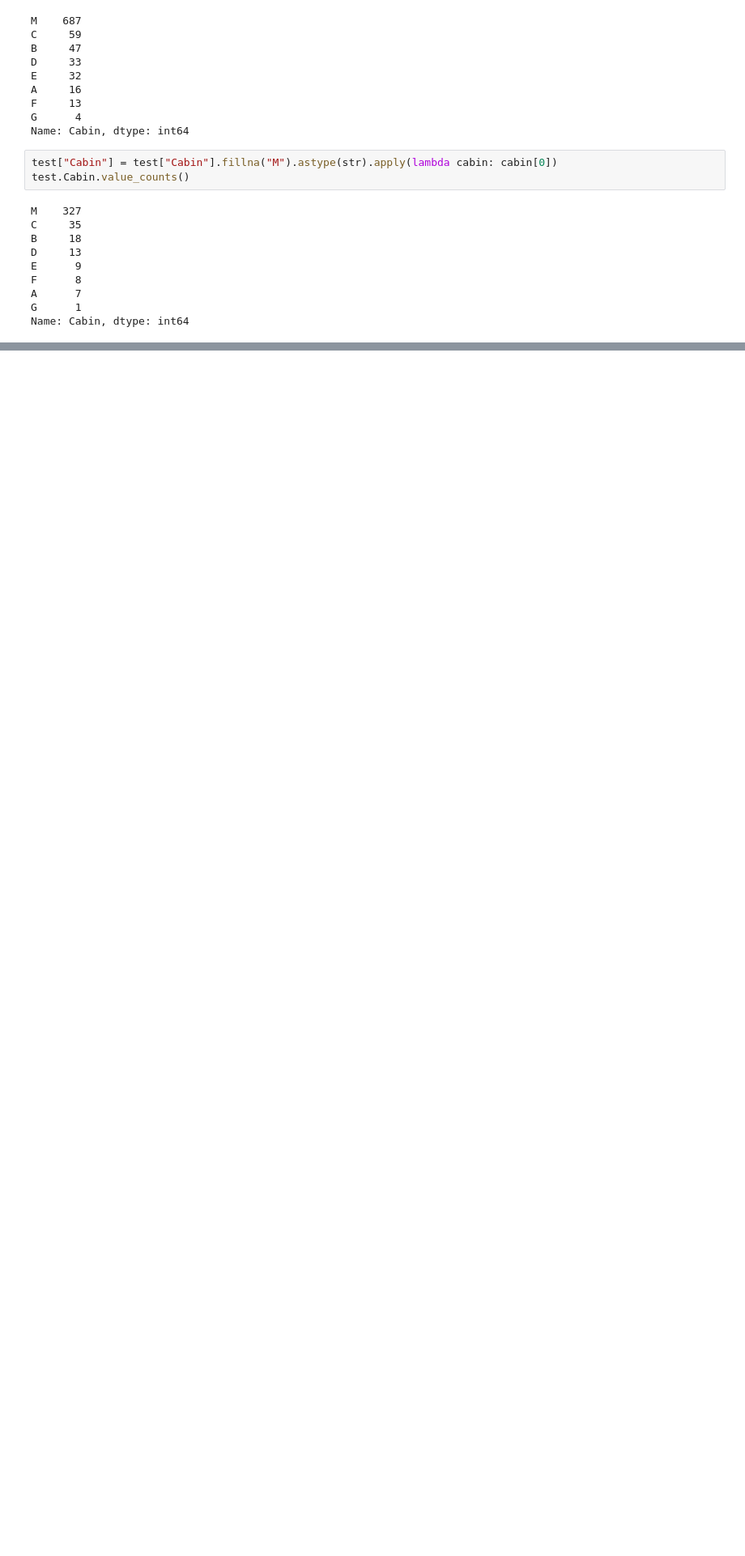
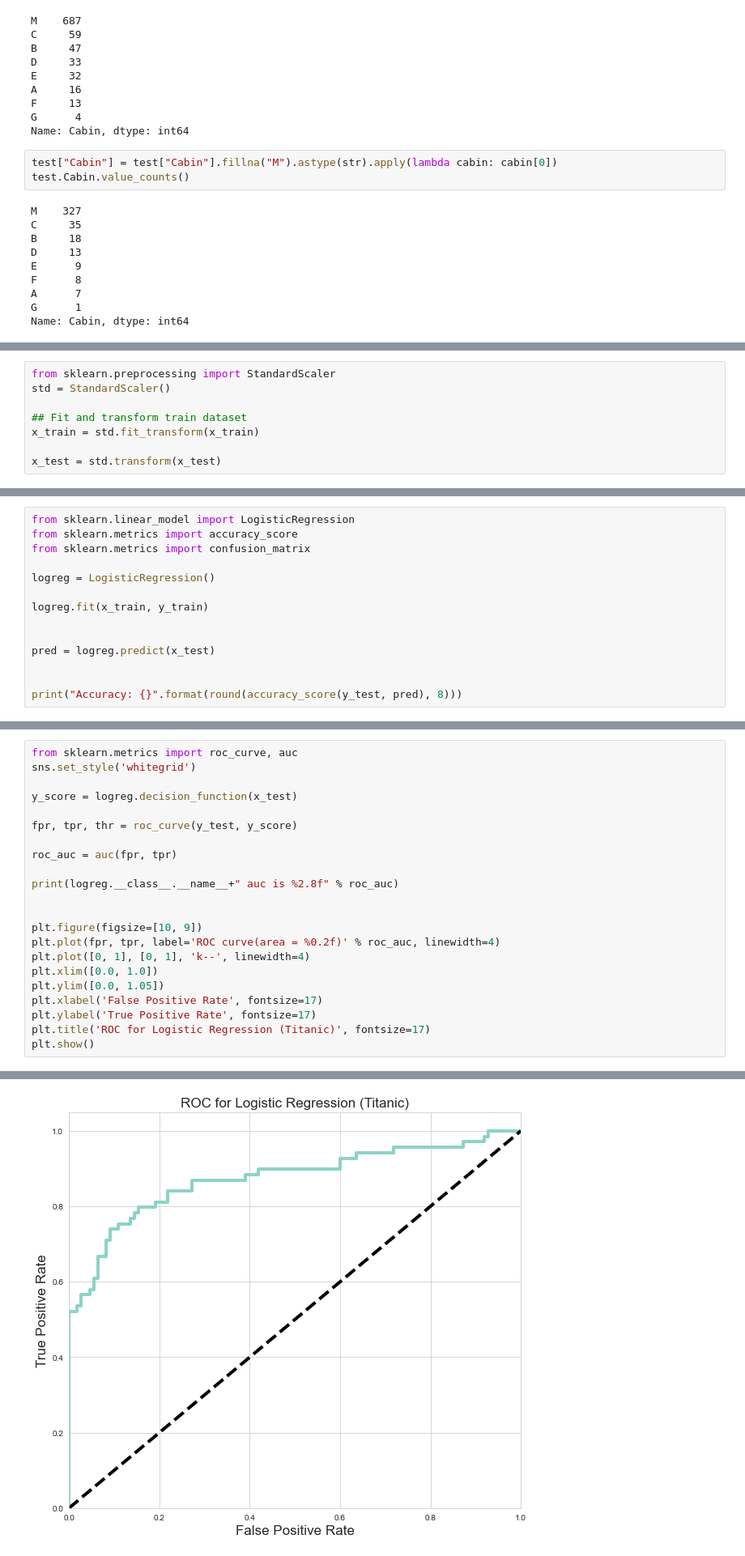
Before and after one commit to XVI-IX/titanic, a Jupyter notebook: titanic.ipynb, the cells around one changed output, grey strips where cells are left out. Shown at 81% size. Cells and saved outputs as stored; diff of their text form; blank space fills up the shorter version.

Commit message:
Logistic Regression

```diff
--- a/titanic.ipynb
+++ b/titanic.ipynb
@@ -1252,0 +1328,8 @@ Name: Cabin, dtype: int64
+# %%
+from sklearn.preprocessing import StandardScaler
+std = StandardScaler()
+
+## Fit and transform train dataset
+x_train = std.fit_transform(x_train)
+
+x_test = std.transform(x_test)
@@ -1252,0 +1340,14 @@ Name: Cabin, dtype: int64
+# %%
+from sklearn.linear_model import LogisticRegression
+from sklearn.metrics import accuracy_score
+from sklearn.metrics import confusion_matrix
+
+logreg = LogisticRegression()
+
+logreg.fit(x_train, y_train)
+
+
+pred = logreg.predict(x_test)
+
+
+print("Accuracy: {}".format(round(accuracy_score(y_test, pred), 8)))
@@ -1252,0 +1373,23 @@ Name: Cabin, dtype: int64
+# %%
+from sklearn.metrics import roc_curve, auc
+sns.set_style('whitegrid')
+
+y_score = logreg.decision_function(x_test)
+
+fpr, tpr, thr = roc_curve(y_test, y_score)
+
+roc_auc = auc(fpr, tpr)
+
+print(logreg.__class__.__name__+" auc is %2.8f" % roc_auc)
+
+
+plt.figure(figsize=[10, 9])
+plt.plot(fpr, tpr, label='ROC curve(area = %0.2f)' % roc_auc, linewidth=4)
+plt.plot([0, 1], [0, 1], 'k--', linewidth=4)
+plt.xlim([0.0, 1.0])
+plt.ylim([0.0, 1.05])
+plt.xlabel('False Positive Rate', fontsize=17)
+plt.ylabel('True Positive Rate', fontsize=17)
+plt.title('ROC for Logistic Regression (Titanic)', fontsize=17)
+plt.show()
+# %% [output]
@@ -1252,0 +1397 @@ Name: Cabin, dtype: int64
+[figure, added]
```
Also changed, not shown: parts of 28 cells of this notebook.
